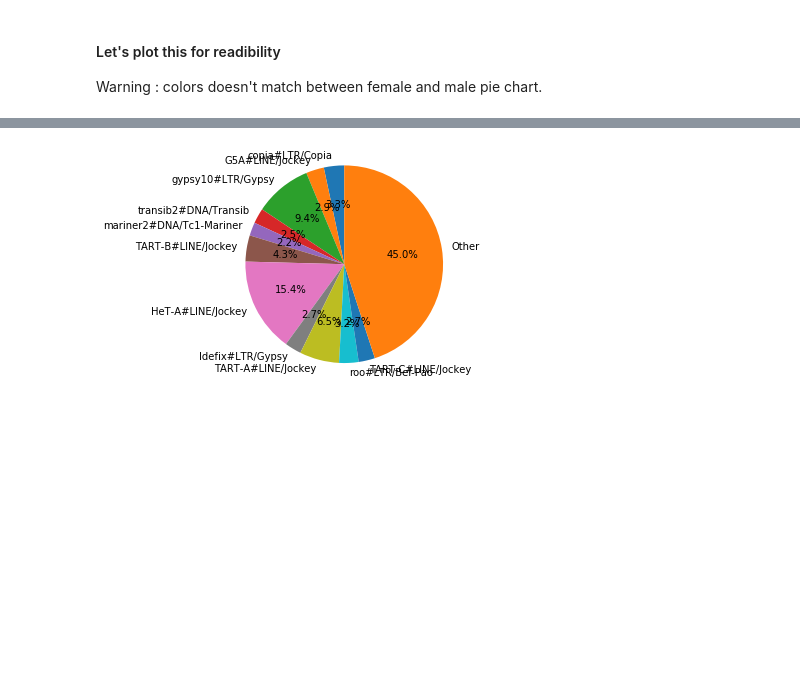
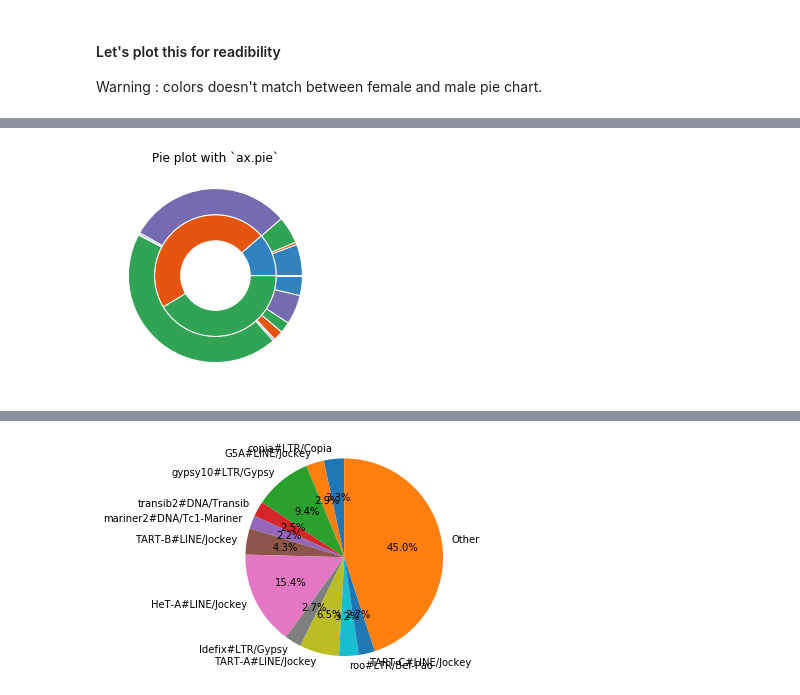
Before and after one commit to EricAmren/goth101_TE_analysis, a Jupyter notebook: cristina_TE_notebook.ipynb, the cells around one changed output, grey strips where cells are left out. Cells and saved outputs as stored; diff of their text form; code cells hidden in the pictures; blank space fills up the shorter version.

```diff
--- a/cristina_TE_notebook.ipynb
+++ b/cristina_TE_notebook.ipynb
@@ -183,0 +180,20 @@ Warning : colors doesn't match between female and male pie chart.
+# %%
+full_consensus_counting_dict
+consensus_TE_counts_df = pd.DataFrame.from_dict(full_consensus_counting_dict).T
+consensus_TE_counts_df.columns = ["Female", "Male"]
+consensus_TE_counts_df.index.name = "ID"
+
+te_names = []
+te_familys = []
+te_super_familys = []
+for te in consensus_TE_counts_df.index :
+    te_name, te_super_family, te_family = re.split('#|/', te)
+    te_names.append(te_name)
+    te_familys.append(te_family)
+    te_super_familys.append(te_super_family)
+
+
+consensus_TE_counts_df.insert(0, "Dup", te_names)
+consensus_TE_counts_df.insert(1, "Family", te_familys)
+consensus_TE_counts_df.insert(2, "SuperFamily", te_super_familys)
+consensus_TE_counts_df.head()
@@ -183,0 +234,32 @@ Warning : colors doesn't match between female and male pie chart.
+# %%
+df = consensus_TE_counts_df.copy()
+df.sort_values(['SuperFamily', 'Family', 'Dup'], inplace = True)
+color_array = []
+color_superfamily_dict = {'DNA' : 0, 'LTR' : 9, 'LINE' : 4, 'RC' : 10}
+for super_family in df["SuperFamily"]:
+    color_array.append(color_superfamily_dict[super_family])
+
+fig, ax = plt.subplots()
+
+size = 0.3
+cmap = plt.get_cmap("tab20c")
+outer_colors = cmap(np.arange(len(df["SuperFamily"].unique()))*4)
+inner_colors = cmap(color_array)
+# inner_colors = cmap([1, 2, 5, 6, 9, 10])
+ax.pie(df.groupby('SuperFamily')['Female'].sum(), radius=1-size, colors=outer_colors,
+       wedgeprops=dict(width=size, edgecolor='w'))
+# ax.pie(vals.sum(axis=1), radius=1, colors=outer_colors,
+#        wedgeprops=dict(width=size, edgecolor='w'))
+# ax.pie(df.groupby('Family')['Female'].sum(), radius=1-size, colors=inner_colors,
+#        wedgeprops=dict(width=size, edgecolor='w'))
+# ax.pie(df["Female"], radius=1, colors=inner_colors,
+#        wedgeprops=dict(width=size, edgecolor='w'))
+ax.pie(df.groupby('Family')['Female'].sum(), radius=1, colors=outer_colors,
+       wedgeprops=dict(width=size, edgecolor='w'))
+# ax.pie(vals.flatten(), radius=1-size, colors=inner_colors,
+#        wedgeprops=dict(width=size, edgecolor='w'))
+
+ax.set(aspect="equal", title='Pie plot with `ax.pie`')
+plt.show()
+# %% [output]
+[figure, added]
```
Also changed, not shown: parts of 18 cells of this notebook, 1 other file.
